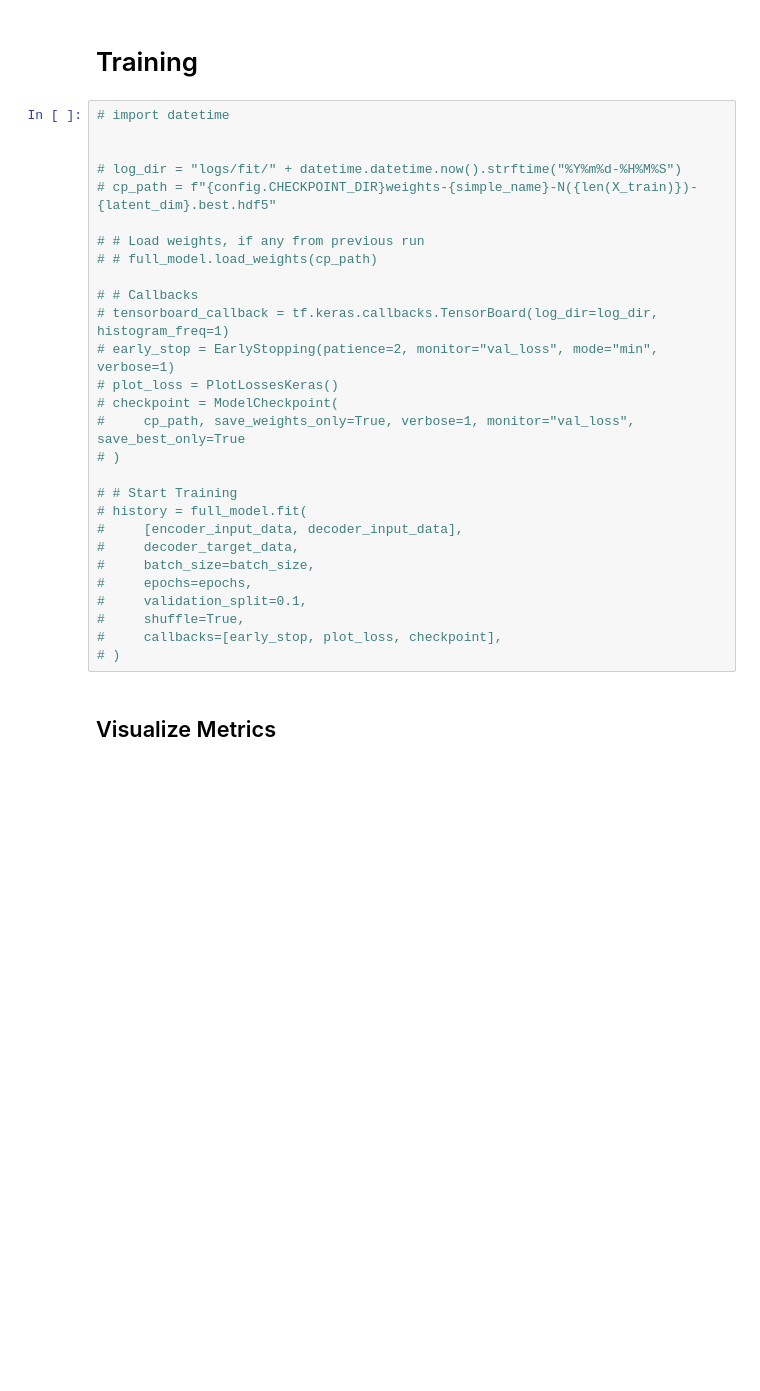
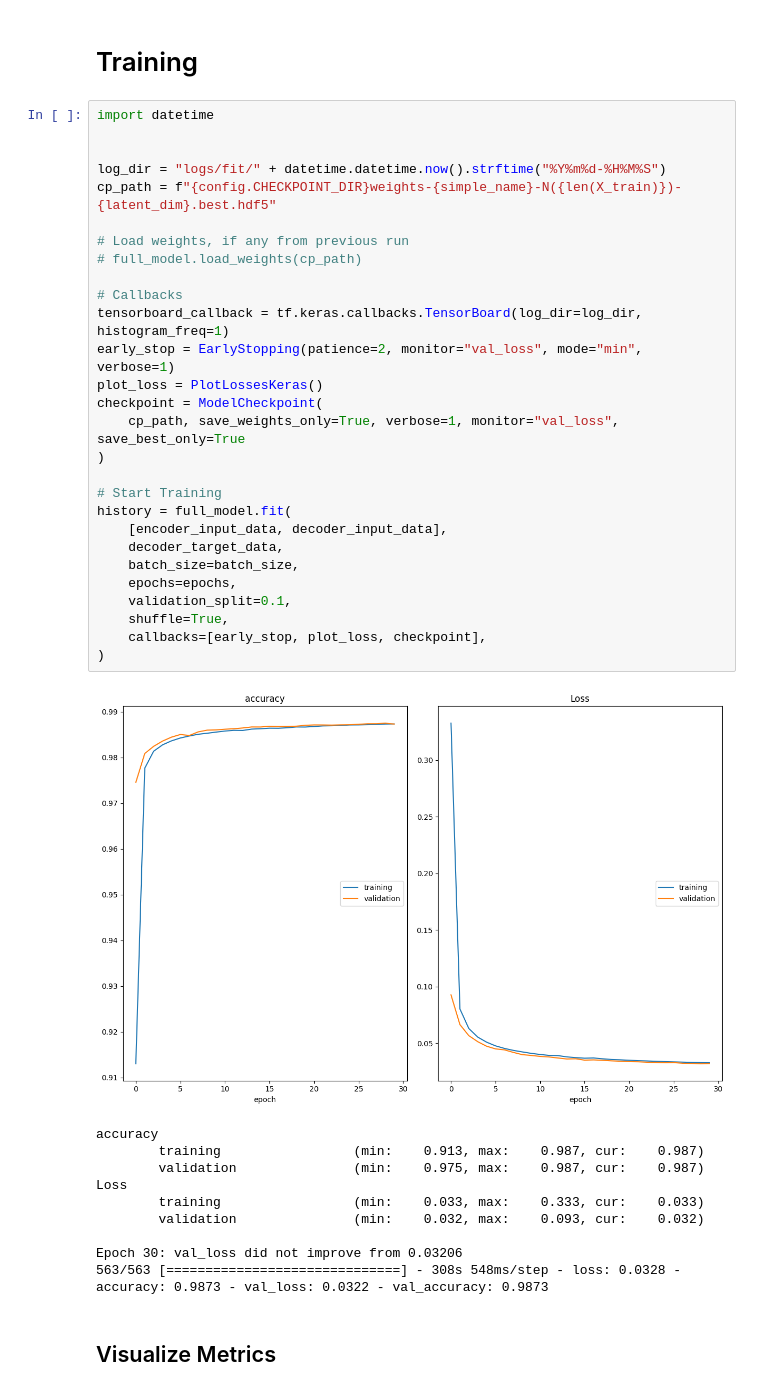
Before and after one commit to devgunho/Attack_Log_Detection_with_NLP, a Jupyter notebook: MainExp/Linux/linux_exp.ipynb, the cells around one changed output. Drawn from its saved outputs; the diff is of its cells as text; blank space fills up the shorter version.

Commit message:
add: linux train result

```diff
--- a/MainExp/Linux/linux_exp.ipynb
+++ b/MainExp/Linux/linux_exp.ipynb
@@ -718,32 +718,43 @@ ________________________________________________________________________________
 # %% [markdown]
 # Training
 # %%
-# import datetime
+import datetime
 
 
-# log_dir = "logs/fit/" + datetime.datetime.now().strftime("%Y%m%d-%H%M%S")
-# cp_path = f"{config.CHECKPOINT_DIR}weights-{simple_name}-N({len(X_train)})-{latent_dim}.best.hdf5"
+log_dir = "logs/fit/" + datetime.datetime.now().strftime("%Y%m%d-%H%M%S")
+cp_path = f"{config.CHECKPOINT_DIR}weights-{simple_name}-N({len(X_train)})-{latent_dim}.best.hdf5"
 
-# # Load weights, if any from previous run
-# # full_model.load_weights(cp_path)
+# Load weights, if any from previous run
+# full_model.load_weights(cp_path)
 
-# # Callbacks
-# tensorboard_callback = tf.keras.callbacks.TensorBoard(log_dir=log_dir, histogram_freq=1)
-# early_stop = EarlyStopping(patience=2, monitor="val_loss", mode="min", verbose=1)
-# plot_loss = PlotLossesKeras()
-# checkpoint = ModelCheckpoint(
-#     cp_path, save_weights_only=True, verbose=1, monitor="val_loss", save_best_only=True
-# )
+# Callbacks
+tensorboard_callback = tf.keras.callbacks.TensorBoard(log_dir=log_dir, histogram_freq=1)
+early_stop = EarlyStopping(patience=2, monitor="val_loss", mode="min", verbose=1)
+plot_loss = PlotLossesKeras()
+checkpoint = ModelCheckpoint(
+    cp_path, save_weights_only=True, verbose=1, monitor="val_loss", save_best_only=True
+)
 
-# # Start Training
-# history = full_model.fit(
-#     [encoder_input_data, decoder_input_data],
-#     decoder_target_data,
-#     batch_size=batch_size,
-#     epochs=epochs,
-#     validation_split=0.1,
-#     shuffle=True,
-#     callbacks=[early_stop, plot_loss, checkpoint],
-# )
+# Start Training
+history = full_model.fit(
+    [encoder_input_data, decoder_input_data],
+    decoder_target_data,
+    batch_size=batch_size,
+    epochs=epochs,
+    validation_split=0.1,
+    shuffle=True,
+    callbacks=[early_stop, plot_loss, checkpoint],
+)
+# %% [output]
+[figure, added]
+accuracy
+        training                 (min:    0.913, max:    0.987, cur:    0.987)
+        validation               (min:    0.975, max:    0.987, cur:    0.987)
+Loss
+        training                 (min:    0.033, max:    0.333, cur:    0.033)
+        validation               (min:    0.032, max:    0.093, cur:    0.032)
+
+Epoch 30: val_loss did not improve from 0.03206
+563/563 [==============================] - 308s 548ms/step - loss: 0.0328 - accuracy: 0.9873 - val_loss: 0.0322 - val_accuracy: 0.9873
 # %% [markdown]
 ## Visualize Metrics
```
Also changed, not shown: parts of 6 cells of this notebook, 14 other files.
